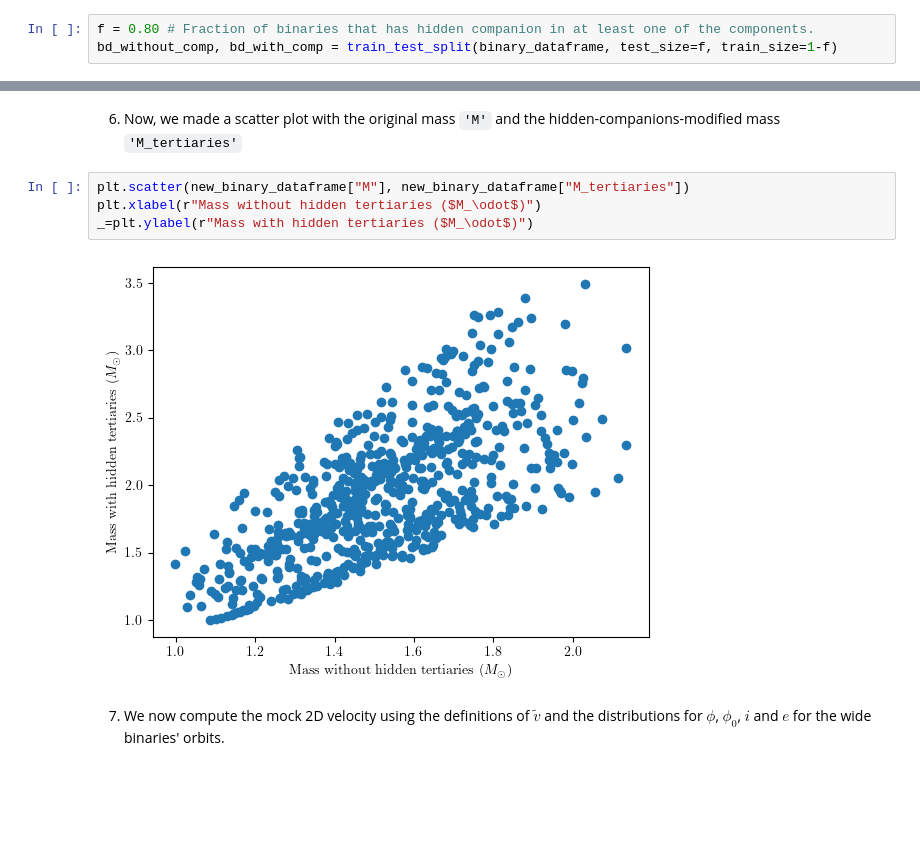
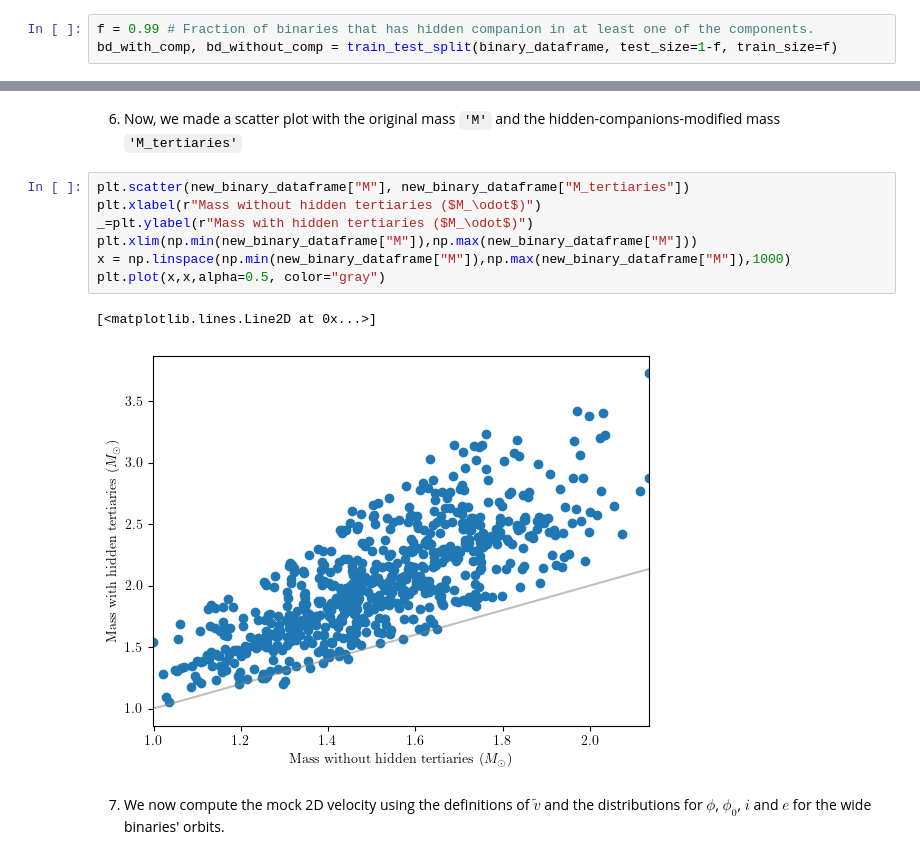
Before and after one commit to aaguayoo/binary-statistics, a Jupyter notebook: notebooks/hidden_tertiaries.ipynb, the cells around one changed output, grey strips where cells are left out. Saved outputs shown, nothing was run; the diff lists cells and outputs as text; blank space fills up the shorter version.

```diff
--- a/notebooks/hidden_tertiaries.ipynb
+++ b/notebooks/hidden_tertiaries.ipynb
@@ -140,8 +140,8 @@ binary_dataframe.head()
 # %% [markdown]
 1. Split the CSV dataset into a $100 \times f$\% binaries with at least one component with a hidden companion.
 # %%
-f = 0.80 # Fraction of binaries that has hidden companion in at least one of the components.
-bd_without_comp, bd_with_comp = train_test_split(binary_dataframe, test_size=f, train_size=1-f)
+f = 0.99 # Fraction of binaries that has hidden companion in at least one of the components.
+bd_with_comp, bd_without_comp = train_test_split(binary_dataframe, test_size=1-f, train_size=f)
 # %% [markdown]
 2. From that $100 \times f$\% that have a hidden companion, we split into 30% binaries where both components have hidden tertiares, and 70% where only one does.
 # %%
@@ -169,9 +169,13 @@ new_binary_dataframe["M_tertiaries"] = new_binary_dataframe["mass_A_1"] + new_bi
 # %%
 plt.scatter(new_binary_dataframe["M"], new_binary_dataframe["M_tertiaries"])
 plt.xlabel(r"Mass without hidden tertiaries ($M_\odot$)")
 _=plt.ylabel(r"Mass with hidden tertiaries ($M_\odot$)")
+plt.xlim(np.min(new_binary_dataframe["M"]),np.max(new_binary_dataframe["M"]))
+x = np.linspace(np.min(new_binary_dataframe["M"]),np.max(new_binary_dataframe["M"]),1000)
+plt.plot(x,x,alpha=0.5, color="gray")
 # %% [output]
+[<matplotlib.lines.Line2D at 0x...>]
-[figure, old version]
+[figure, new version]
 # %% [markdown]
 7. We now compute the mock 2D velocity using the definitions of $\tilde{v}$ and the distributions for $\phi$, $\phi_0$, $i$ and $e$ for the wide binaries' orbits.
 # %%
```
Also changed, not shown: parts of 13 cells of this notebook.
